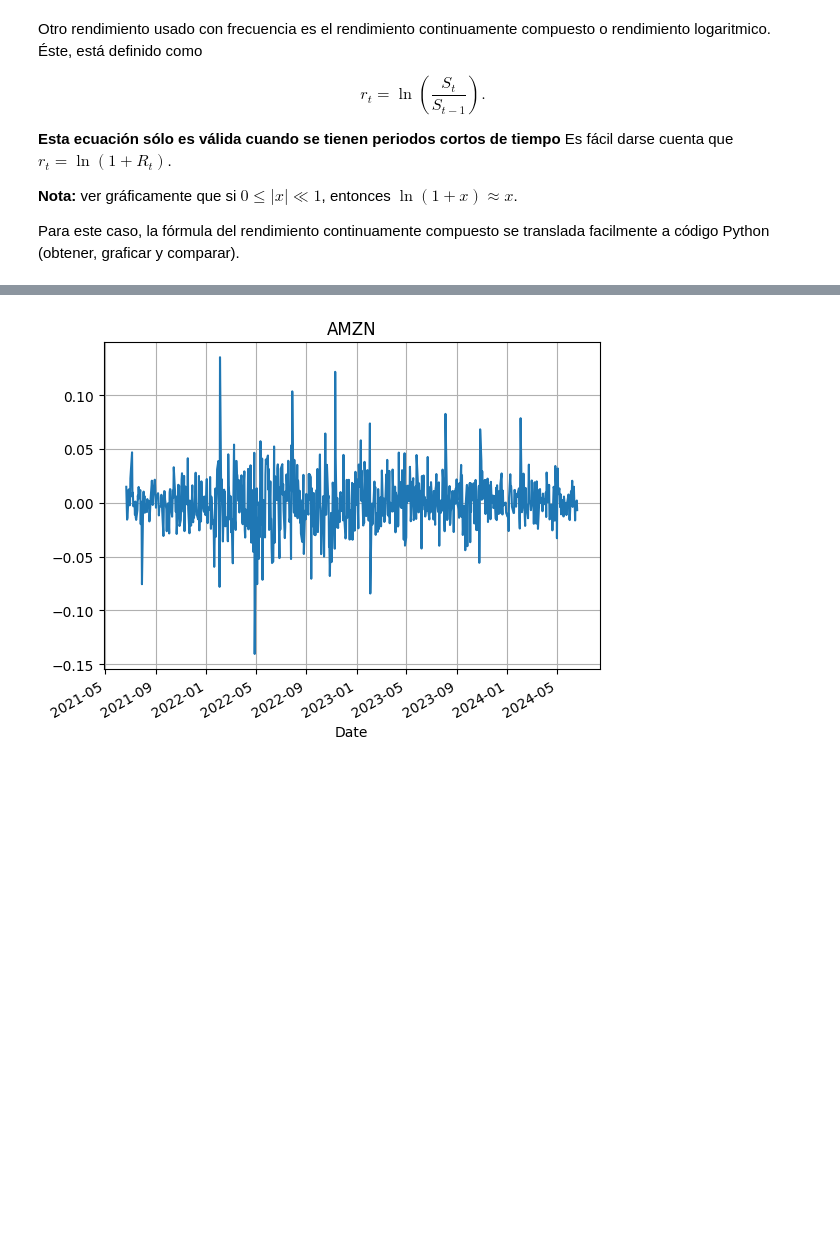
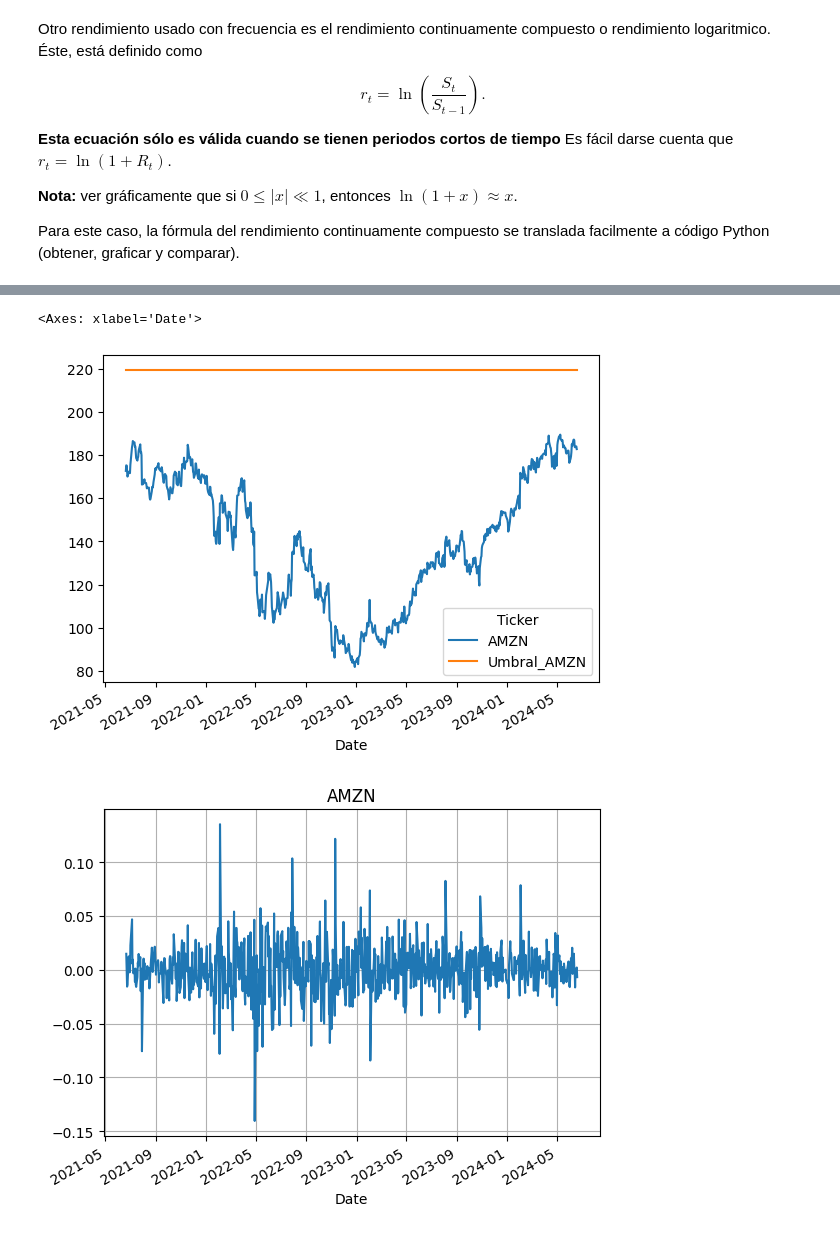
Before and after one commit to ArellanoMCarlos/SimMat_V2024, a Jupyter notebook: Montecarlo/Simulación de escenarios futuros.ipynb, the cells around one changed output, grey strips where cells are left out. Saved outputs shown, nothing was run; the diff lists cells and outputs as text; code cells hidden in the pictures; blank space fills up the shorter version.

```diff
--- a/Montecarlo/Simulación de escenarios futuros.ipynb
+++ b/Montecarlo/Simulación de escenarios futuros.ipynb
@@ -404,6 +302,13 @@ df_marcas
 | 2024-06-17 | 184.059998 | 84.720001 | 130.979996 | 187.440002 |
 | 2024-06-18 | 182.809998 | 85.459999 | 135.580002 | 184.860001 |
 754 rows × 4 columns
+# %%
+umbral=df_marcas['AMZN'][-1]*1.2
+df_marcas['Umbral_AMZN']=umbral
+df_marcas[['AMZN','Umbral_AMZN']].plot()
+# %% [output]
+<Axes: xlabel='Date'>
+[figure, added]
 # %%
 import matplotlib.pyplot as plt
 # %%
```
Also changed, not shown: parts of 23 cells of this notebook, 2 other files.
